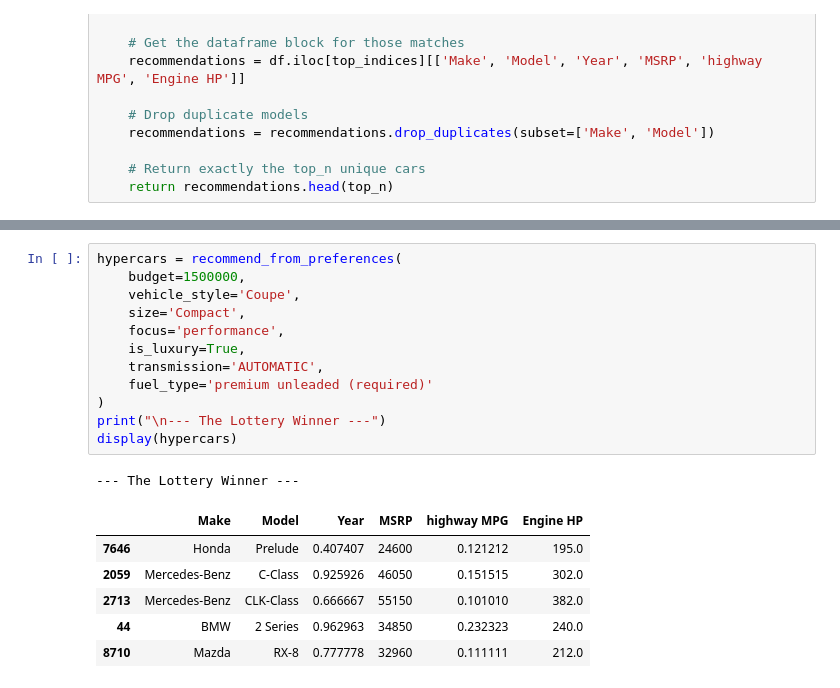
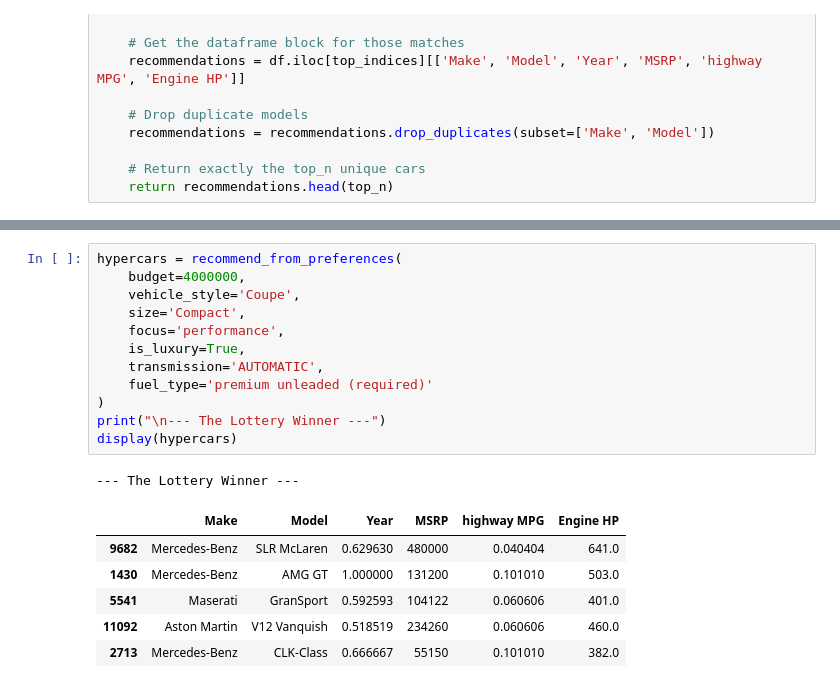
Before and after one commit to PremKarhale/CarRecommendationSystem, a Jupyter notebook: model_training/car_recommendation.ipynb, the cells around one changed output, grey strips where cells are left out. Cells and saved outputs as stored; diff of their text form.

```diff
--- a/model_training/car_recommendation.ipynb
+++ b/model_training/car_recommendation.ipynb
@@ -689,20 +689,20 @@ display(tech_cars)
 # %%
 hypercars = recommend_from_preferences(
-    budget=1500000,
+    budget=4000000,
     vehicle_style='Coupe',
     size='Compact',
     focus='performance',
     is_luxury=True,
     transmission='AUTOMATIC',
     fuel_type='premium unleaded (required)'
 )
 print("\n--- The Lottery Winner ---")
 display(hypercars)
 # %% [output]
 --- The Lottery Winner ---
 |  | Make | Model | Year | MSRP | highway MPG | Engine HP |
-| 7646 | Honda | Prelude | 0.407407 | 24600 | 0.121212 | 195.0 |
-| 2059 | Mercedes-Benz | C-Class | 0.925926 | 46050 | 0.151515 | 302.0 |
+| 9682 | Mercedes-Benz | SLR McLaren | 0.629630 | 480000 | 0.040404 | 641.0 |
+| 1430 | Mercedes-Benz | AMG GT | 1.000000 | 131200 | 0.101010 | 503.0 |
+| 5541 | Maserati | GranSport | 0.592593 | 104122 | 0.060606 | 401.0 |
+| 11092 | Aston Martin | V12 Vanquish | 0.518519 | 234260 | 0.060606 | 460.0 |
 | 2713 | Mercedes-Benz | CLK-Class | 0.666667 | 55150 | 0.101010 | 382.0 |
-| 44 | BMW | 2 Series | 0.962963 | 34850 | 0.232323 | 240.0 |
-| 8710 | Mazda | RX-8 | 0.777778 | 32960 | 0.111111 | 212.0 |
```
Also changed, not shown: parts of 4 cells of this notebook.
